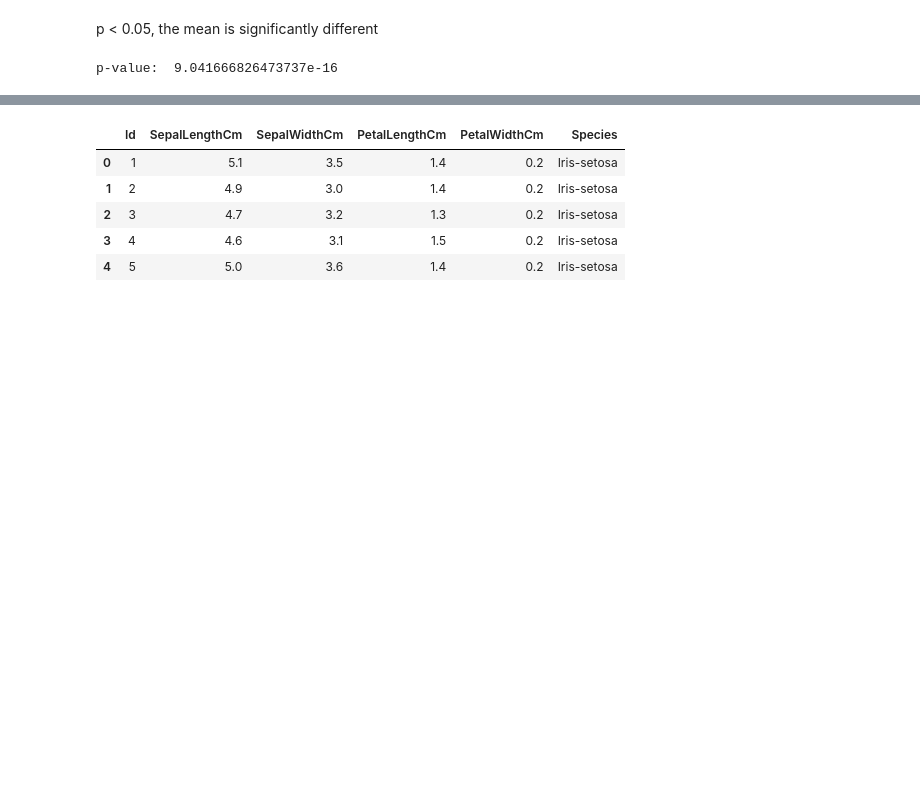
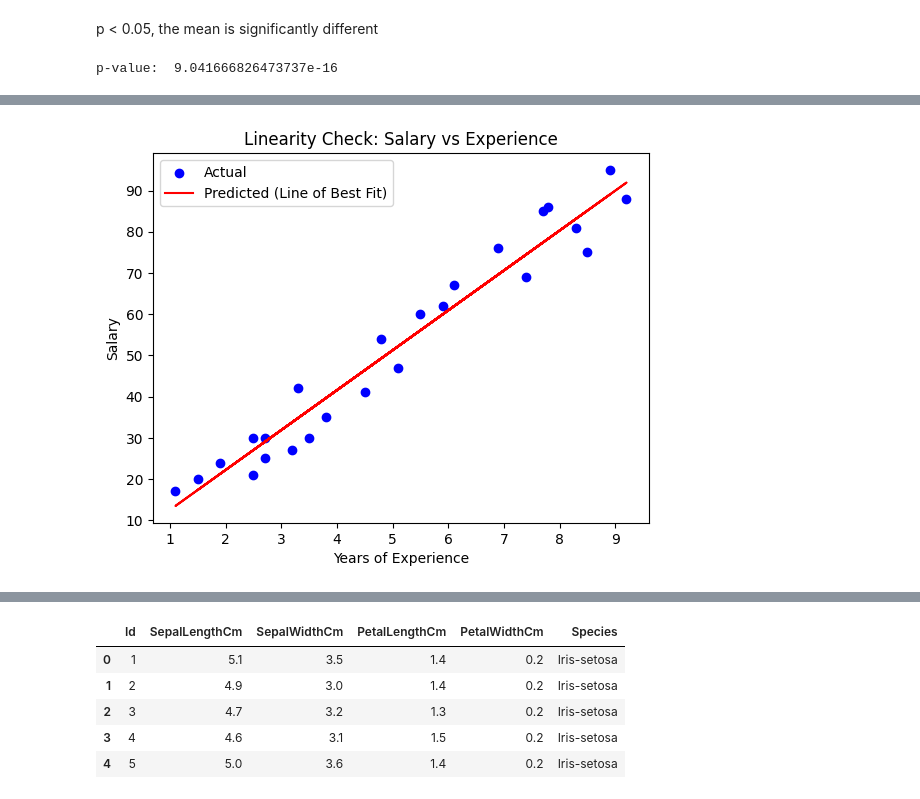
Before and after one commit to dakshayani2906/Data-Science-Portfolio, a Jupyter notebook: Untitled7.ipynb, the cells around one changed output, grey strips where cells are left out. Drawn from its saved outputs; the diff is of its cells as text; code cells hidden in the pictures; blank space fills up the shorter version.

```diff
--- a/Untitled7.ipynb
+++ b/Untitled7.ipynb
@@ -45,0 +278,35 @@ p-value:  9.041666826473737e-16
+# %%
+# Assumptions of Linear Regression – Verification
+# We already trained the model. Now we’ll check:
+
+# 1. Linearity
+
+# 2. Normality of residuals
+
+# 3. Homoscedasticity
+
+# 4. No multicollinearity (not applicable here since only one feature)
+
+# 5. No autocorrelation of residuals (not critical here but still good to know)
+
+# FIrst, get Residuals
+
+y_pred = model.predict(X)
+
+#Residuals = Actual - Predicted
+
+residuals = y - y_pred
+# %%
+# 1. Linearity
+
+# Check: Is the relationship between X and y linear?
+
+plt.scatter(X, y, color='blue', label='Actual')
+plt.plot(X, y_pred, color='red', label='Predicted (Line of Best Fit)')
+plt.xlabel('Years of Experience')
+plt.ylabel('Salary')
+plt.title('Linearity Check: Salary vs Experience')
+plt.legend()
+plt.show()
+# %% [output]
+[figure, added]
```
Also changed, not shown: parts of 29 cells of this notebook.
